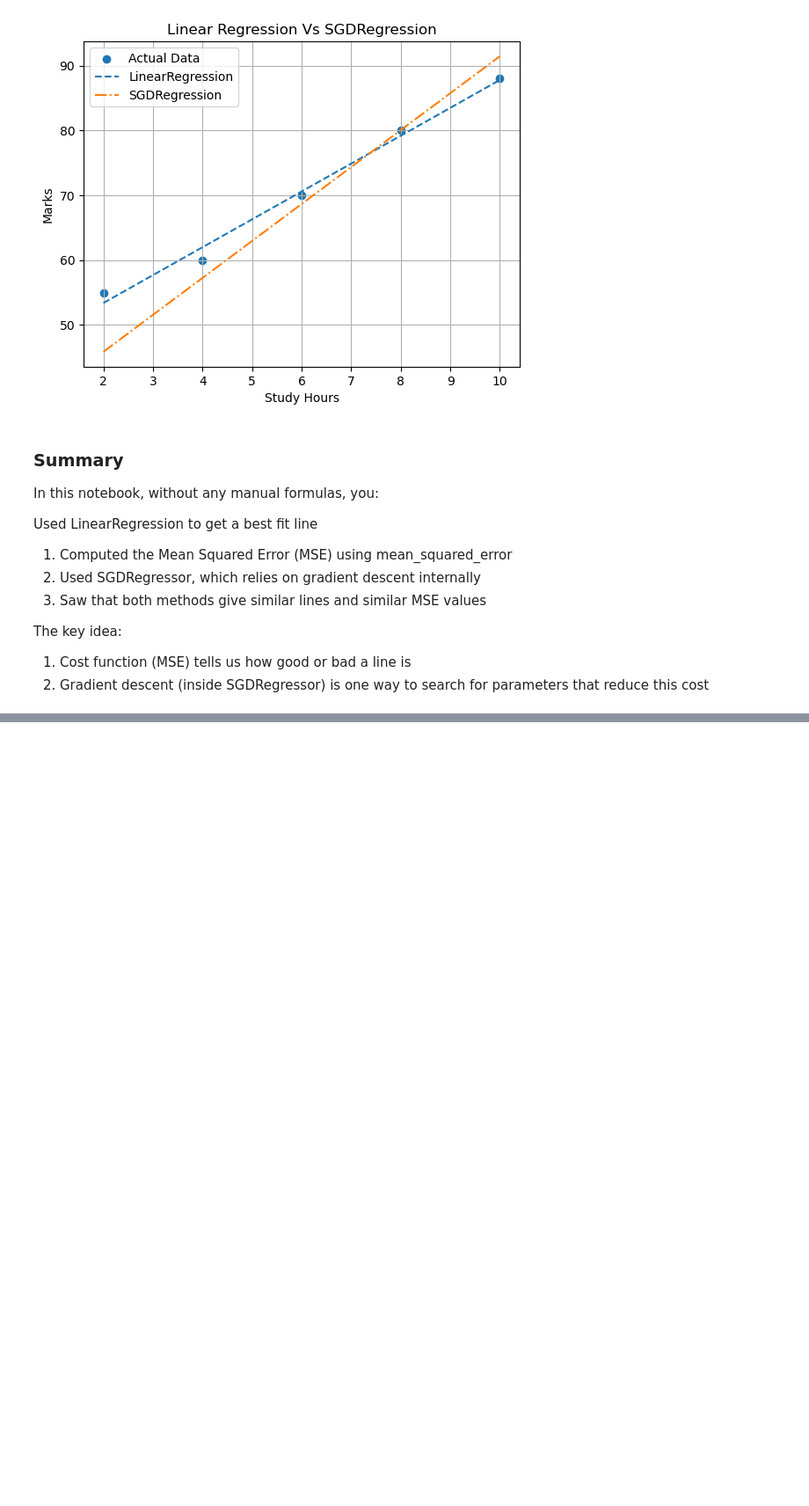
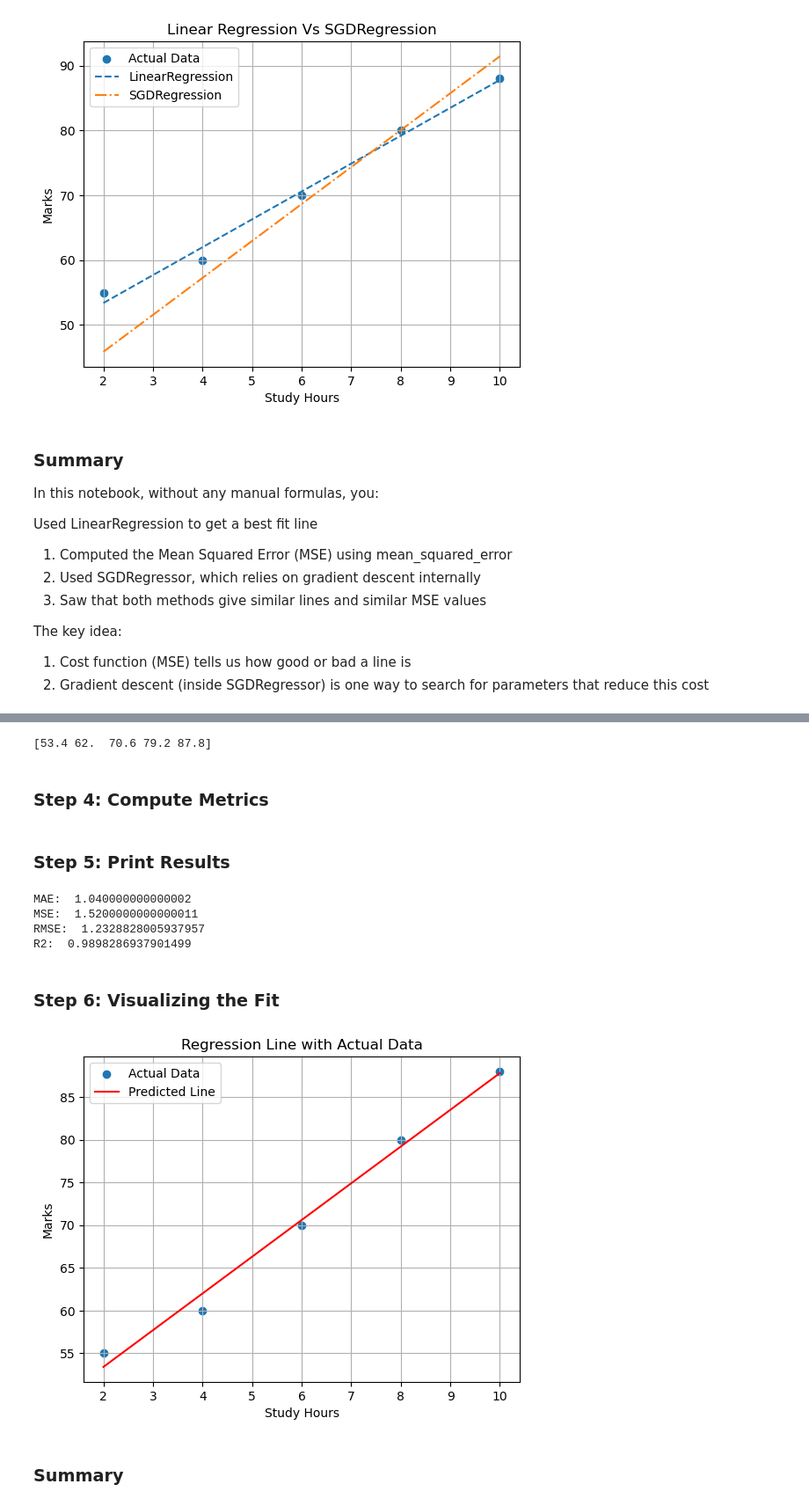
Before and after one commit to Tanvir-Ahmed-67/AI_ML_LEARNING, a Jupyter notebook: Matchine_Learning/Module_10_Linear_Regression_&_Logistic_Regression.ipynb, the cells around one changed output, grey strips where cells are left out. Shown: that part at 88% size. Cells and saved outputs as stored; diff of their text form; code cells hidden in the pictures; blank space fills up the shorter version.

```diff
--- a/Matchine_Learning/Module_10_Linear_Regression_&_Logistic_Regression.ipynb
+++ b/Matchine_Learning/Module_10_Linear_Regression_&_Logistic_Regression.ipynb
@@ -263,0 +276,5 @@ The key idea:
+# %%
+#Create Dataset
+hours = np.array([2, 4, 6, 8, 10]).reshape(-1,1)
+marks = np.array([55, 60, 70, 80, 88])
+hours, marks
@@ -263,0 +290,10 @@ The key idea:
+# %%
+#Fit Linear Regression
+model = LinearRegression()
+model.fit(hours, marks)
+pred = model.predict(hours)
+print(pred)
+# %% [output]
+[53.4 62.  70.6 79.2 87.8]
+# %% [markdown]
+### Step 4: Compute Metrics
@@ -263,0 +306,29 @@ The key idea:
+# %% [markdown]
+### Step 5: Print Results
+# %%
+print("MAE: ", mae)
+print("MSE: ", mse)
+print("RMSE: ", rmse)
+print("R2: ", r2)
+# %% [output]
+MAE:  1.040000000000002
+MSE:  1.5200000000000011
+RMSE:  1.2328828005937957
+R2:  0.9898286937901499
+# %% [markdown]
+### Step 6: Visualizing the Fit
+# %%
+#Visualizing the Fit
+plt.scatter(hours, marks, label="Actual Data")
+plt.plot(hours, pred, color="red", label="Predicted Line")
+
+plt.xlabel("Study Hours")
+plt.ylabel("Marks")
+plt.title("Regression Line with Actual Data")
+plt.legend()
+plt.grid(True)
+plt.show()
+# %% [output]
+[figure, added]
+# %% [markdown]
+### Summary
```
Also changed, not shown: parts of 8 cells of this notebook, 3 other files.
